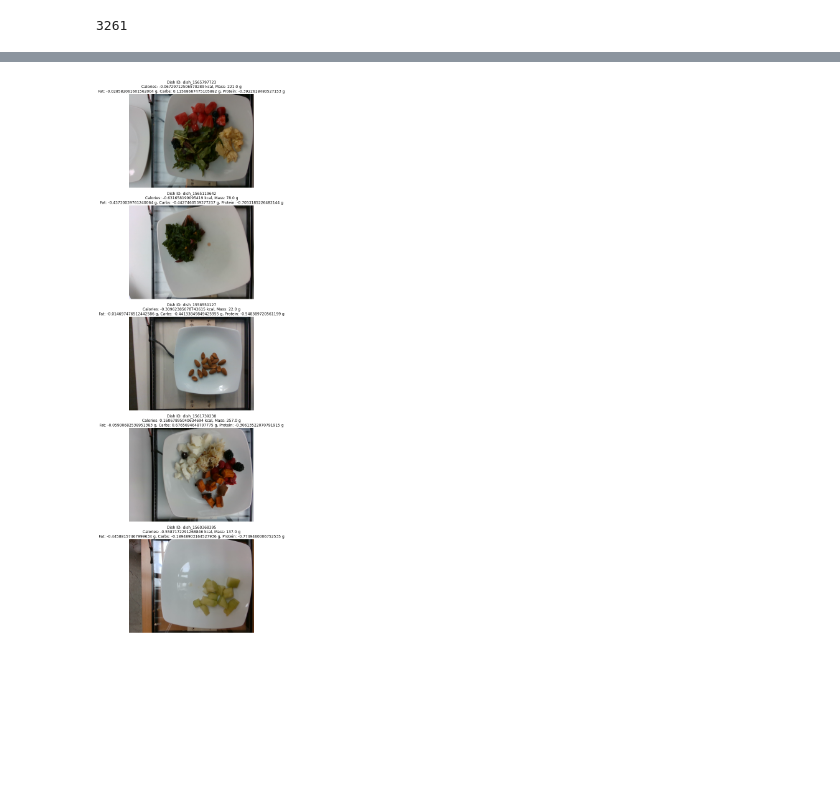
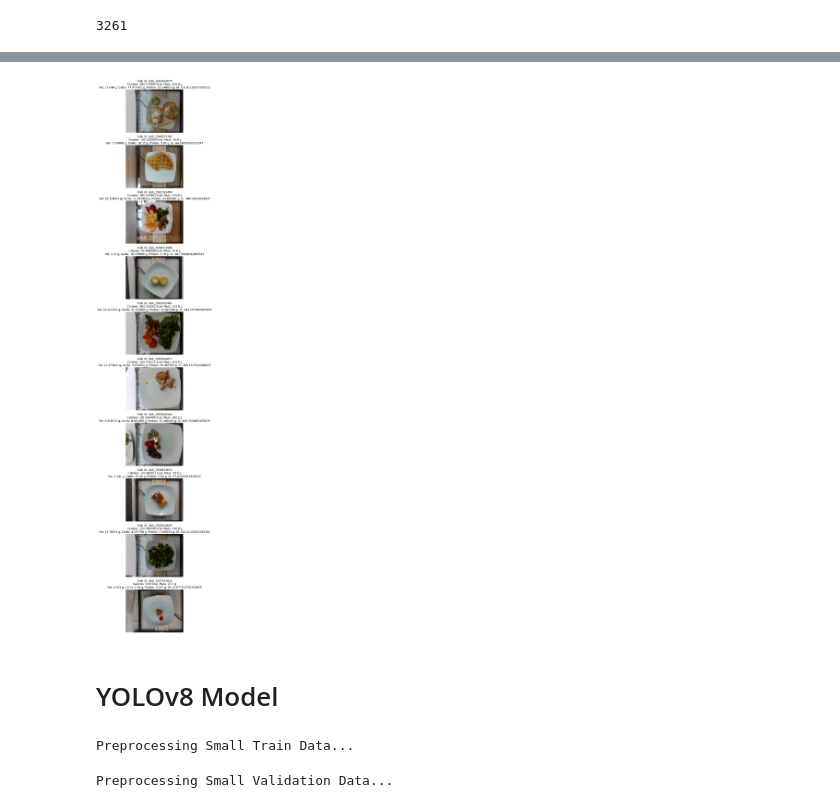
Before and after one commit to deeshlby/AAI_590_Group_9_Capstone, a Jupyter notebook: Nutritional_Values_Nutrition5k_Images.ipynb, the cells around one changed output, grey strips where cells are left out. Drawn from its saved outputs; the diff is of its cells as text; code cells hidden in the pictures; blank space fills up the shorter version.

Commit message:
Add files via upload
Yolov8 model

```diff
--- a/Nutritional_Values_Nutrition5k_Images.ipynb
+++ b/Nutritional_Values_Nutrition5k_Images.ipynb
@@ -202,0 +308,3 @@ df_labels
+# %%
+# we train the model
+history = GI_model.fit(X_train, y_train, epochs=100, batch_size=8, validation_split=0.2, verbose=1)
@@ -202,0 +358,10 @@ df_labels
+# %%
+# we select  the features we will use for prediction
+features = ['total_carb', 'total_mass', 'total_fat', 'total_protein']
+X_new = df_labels[features]
+# %%
+# GI prediciton using the trained model
+predicted_gi = GI_model.predict(X_new)
+# %%
+# we then add the predicted GI values to the dataframe
+df_labels['GI'] = predicted_gi
@@ -261,44 +445,47 @@ print(df_image_data.head())
 # %%
-# we will plot random sample of images from df_image_data with their corresponding metadata to prove association
-fig, axes = plt.subplots(5, 1, figsize=(10, 25))
+# we subplot to display a sample of images from df_image_data with the corresponding metadata to prove association
+fig, axes = plt.subplots(10, 1, figsize=(20, 35))
 
-create displayed_dishes_ids to store the sample dishes and avoid repeats
+# we create displayed_dishes_ids to store the sample dishes and avoid repeats
 
 displayed_dish_ids = set()
 
 
-# we create a  loop to display 5 samples with images
-for i in ranges(5):
+# we create a  loop to display 10 samples
+for i in range(10):
     while True:
 
-        sample_row = df_image_data.sample(1).iloc[0] # we select a random row from df_image_data
+        sample_row = df_image_data.sample(1).iloc[0] # random row
         sample_dish_id = sample_row['label_info']['dish_id']
 
 
         if sample_dish_id in displayed_dish_ids:
             continue
 
         displayed_dish_ids.add(sample_dish_id)
 
         image = sample_row['image']
         label_info = sample_row['label_info']
 
         axes[i].imshow(image)
         axes[i].axis('off')
 
         title = (
              f"Dish ID: {sample_dish_id}\n"
             f"Calories: {label_info['total_calories']} kcal, "
             f"Mass: {label_info['total_mass']} g\n"
             f"Fat: {label_info['total_fat']} g, "
             f"Carbs: {label_info['total_carb']} g, "
-            f"Protein: {label_info['total_protein']} g"
+            f"Protein: {label_info['total_protein']} g, "
+            f"GI: {label_info['GI']}"
         )
         axes[i].set_title(title, fontsize=12)
 
         break
 
 plt.tight_layout()
-ply.show()
+plt.show()
 # %% [output]
-[figure, old version]
+[figure, new version]
+# %% [markdown]
+# YOLOv8 Model
@@ -304,0 +584,14 @@ ply.show()
+# %%
+# Use a subset of the data for quick testing
+small_train_df = train_df.sample(frac=0.1, random_state=42)
+small_val_df = val_df.sample(frac=0.1, random_state=42)
+
+# Preprocess the smaller datasets
+print("Preprocessing Small Train Data...")
+X_train_small, y_train_small = preprocess_with_yolo(small_train_df, yolo_model)
+
+print("Preprocessing Small Validation Data...")
+X_val_small, y_val_small = preprocess_with_yolo(small_val_df, yolo_model)
+# %% [output]
+Preprocessing Small Train Data...
+Preprocessing Small Validation Data...
```
Also changed, not shown: parts of 58 cells of this notebook.
